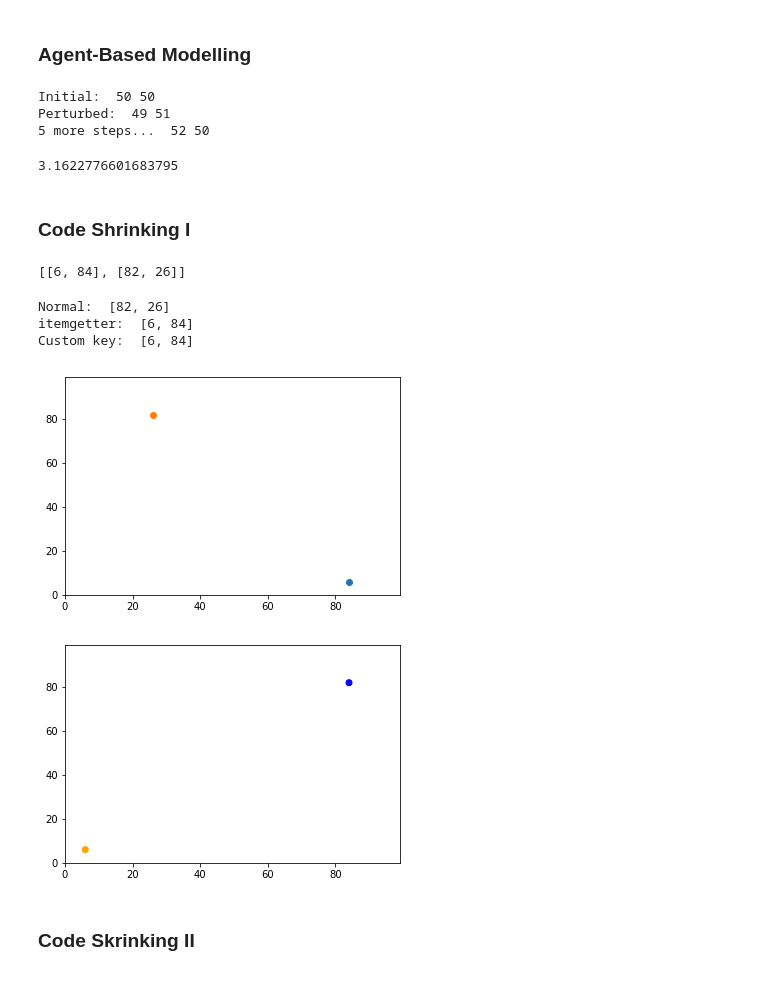
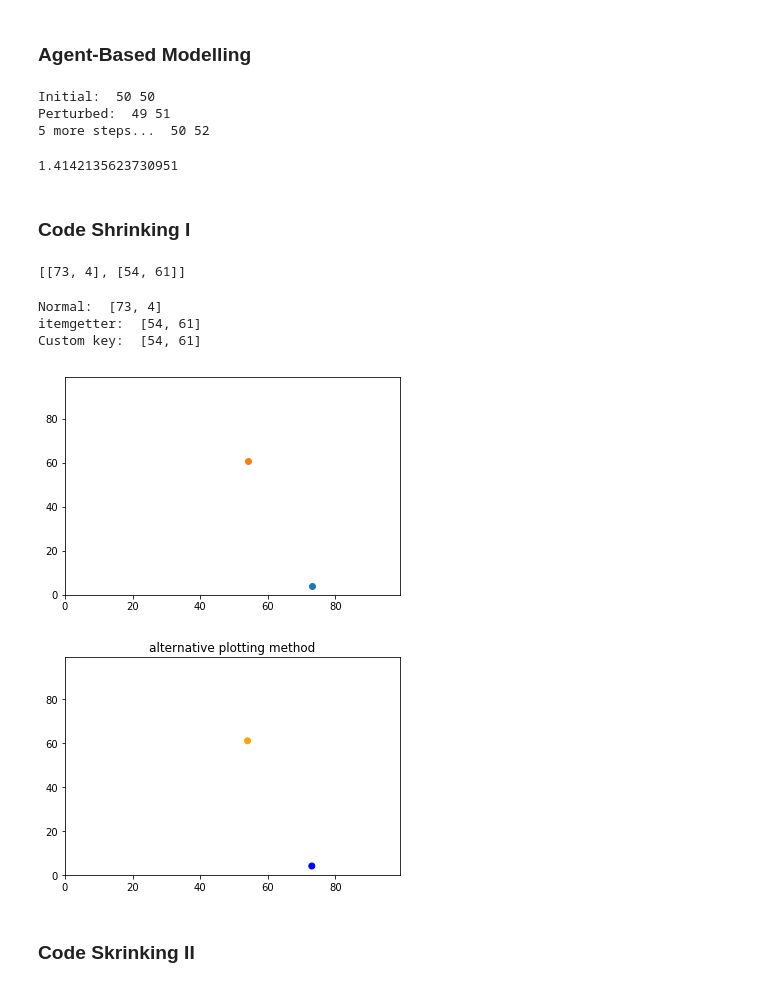
Before and after one commit to amiraliemami/SheepSim, a Jupyter notebook: Jupyter Workbook.ipynb, the cells around one changed output. Saved outputs shown, nothing was run; the diff lists cells and outputs as text; code cells hidden in the pictures.

```diff
--- a/Jupyter Workbook.ipynb
+++ b/Jupyter Workbook.ipynb
@@ -14,11 +14,10 @@ y0, x0 = 50, 50 # y then x because of reading image files
 print('Initial: ',x0,y0)
 
 # import random
-# random.seed(100)
+random.seed(10)
 
 def perturb(x):
-    pert = random.choice([-1,1])
-    return x + pert
+    return x + random.choice([-1,1])
 
 x0, y0 = perturb(x0), perturb(y0)
 print('Perturbed: ',x0, y0)
@@ -37,17 +36,18 @@ distance(x0,y0,x,y)
 # %% [output]
 Initial:  50 50
 Perturbed:  49 51
-5 more steps...  52 50
+5 more steps...  50 52
-3.1622776601683795
+1.4142135623730951
 # %% [markdown]
 ### Code Shrinking I
 # %%
 agents = []
+random.seed(10)
 for _ in range(2):
     agents.append([random.randint(0,99),random.randint(0,99)])
 agents
 # %% [output]
-[[6, 84], [82, 26]]
+[[73, 4], [54, 61]]
 # %%
 print('Normal: ',max(agents))
 
@@ -59,25 +59,26 @@ def second(l):
     return l[1]
 print('Custom key: ',max(agents,key=second))
 # %% [output]
-Normal:  [82, 26]
-itemgetter:  [6, 84]
-Custom key:  [6, 84]
+Normal:  [73, 4]
+itemgetter:  [54, 61]
+Custom key:  [54, 61]
 # %%
 #import matplotlib.pyplot as plt
 plt.ylim(0, 99)
 plt.xlim(0, 99)
-plt.scatter(agents[0][1],agents[0][0])
-plt.scatter(agents[1][1],agents[1][0])
+plt.scatter(agents[0][0],agents[0][1])
+plt.scatter(agents[1][0],agents[1][1])
 plt.show()
+
+# alternative plotting method using numpy slicing
+np_agents = np.array(agents)
+plt.ylim(0, 99)
+plt.xlim(0, 99)
+plt.scatter(np_agents[:,0],np_agents[:,1],c=['blue','orange'])
+plt.title('alternative plotting method')
+plt.show()
 # %% [output]
-[figure, old version]
+[figure, new version]
+[figure, added]
-# %%
-np_agents = np.array(agents)
-plt.ylim(0, 99)
-plt.xlim(0, 99)
-plt.scatter(np_agents[0,:],np_agents[:,0],c=['orange','blue'])
-plt.show()
-# %% [output]
-[figure, removed]
 # %% [markdown]
 ### Code Skrinking II
```
Also changed, not shown: parts of 15 cells of this notebook.
